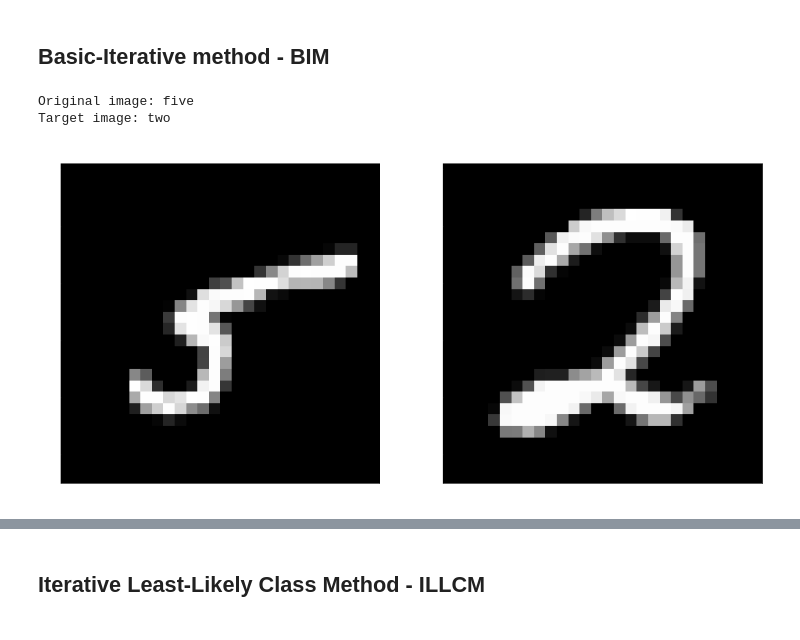
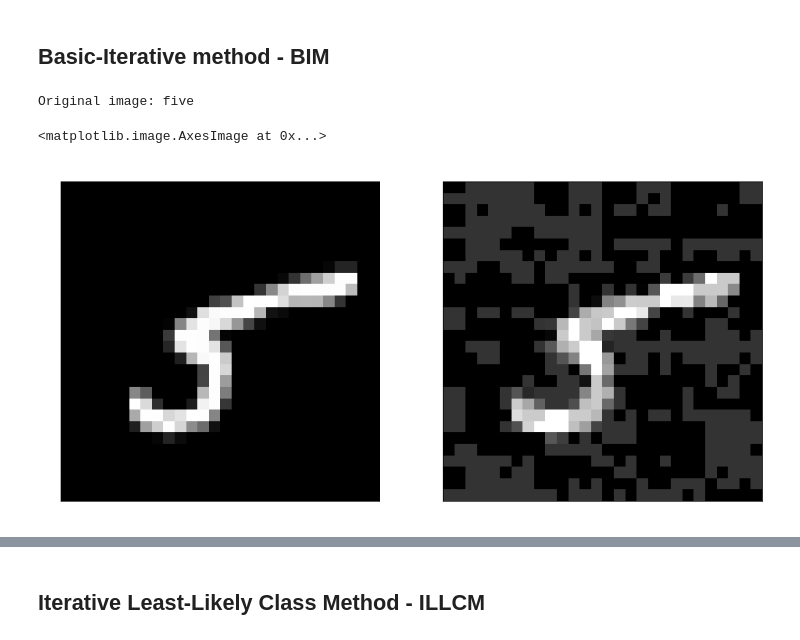
Before and after one commit to Dimanssional/Adversial-Attacks-Methods, a Jupyter notebook: Adversarial_Algorithms/adversial_implementation.ipynb, the cells around one changed output, grey strips where cells are left out. Drawn from its saved outputs; the diff is of its cells as text; code cells hidden in the pictures.

```diff
--- a/Adversarial_Algorithms/adversial_implementation.ipynb
+++ b/Adversarial_Algorithms/adversial_implementation.ipynb
@@ -142,39 +141,43 @@ accuracy: 98.30%
 def get_logits(model):
     model.layers[-1].activation = None
 
-def adversarial_patternBIM(input_image, target_image, eps, model):
+def adversarial_patternBIM(input_image, label, alpha, eps, max_iter, model):
     input_image = tf.cast(input_image, tf.float32)
-    target_image = tf.cast(target_image, tf.float32)
     get_logits(model)
 
-    with tf.GradientTape() as tape:
-        tape.watch(input_image)
-        logits = model(input_image)
-        loss = tf.compat.v1.losses.softmax_cross_entropy(target_image, tf.reshape(logits, (-1,)))
+    for _ in tf.range(max_iter):
+        with tf.GradientTape(watch_accessed_variables=False) as tape:
+            tape.watch(input_image)
+            logits = model(input_image)
+            loss = tf.compat.v1.losses.softmax_cross_entropy(label, tf.reshape(logits, (-1,)))
 
-    gradient = tape.gradient(loss, input_image)
-    perturbations = eps * tf.sign(gradient)
+        gradient = tape.gradient(loss, input_image)
 
-    adv_img = tf.clip_by_value(input_image - perturbations, -1.0, 1.0)
-    return tf.stop_gradient(adv_img)
+        perturbations = alpha * tf.sign(gradient)
+
+        adv_img = input_image + perturbations
+
+        adv_img = tf.clip_by_value(adv_img, input_image - eps, input_image + eps)
+        adv_img = tf.clip_by_value(adv_img, 0, 1)
+
+    return adv_img, np.array(perturbations)
 # %%
 image = X_train[65].reshape((1, img_rows, img_cols, channels))
-target = y_test[35]
+true_label = y_train[65]
 
-adv = adversarial_patternBIM(image, target, 0.1, loaded_model)
+adv, pert = adversarial_patternBIM(image, true_label, 4., 0.2, 50, loaded_model)
 # %%
 plt.figure(figsize=(15, 15))
 
 plt.subplot(121)
 plt.title("Initial image")
 plt.imshow(X_train[65].reshape(28, 28), cmap="gray")
 print(f"Original image: {labels[np.argmax(y_train[65])]}")
 
 plt.subplot(122)
-plt.title("Target image")
-plt.imshow(X_test[35].reshape(28, 28), cmap="gray")
-print(f"Target image: {labels[np.argmax(y_test[35])]}")
+plt.title("Adversarial image")
+plt.imshow(tf.reshape(adv, (28, 28)), cmap="gray")
 # %% [output]
 Original image: five
-Target image: two
+<matplotlib.image.AxesImage at 0x...>
-[figure, old version]
+[figure, new version]
```
Also changed, not shown: parts of 23 cells of this notebook.
